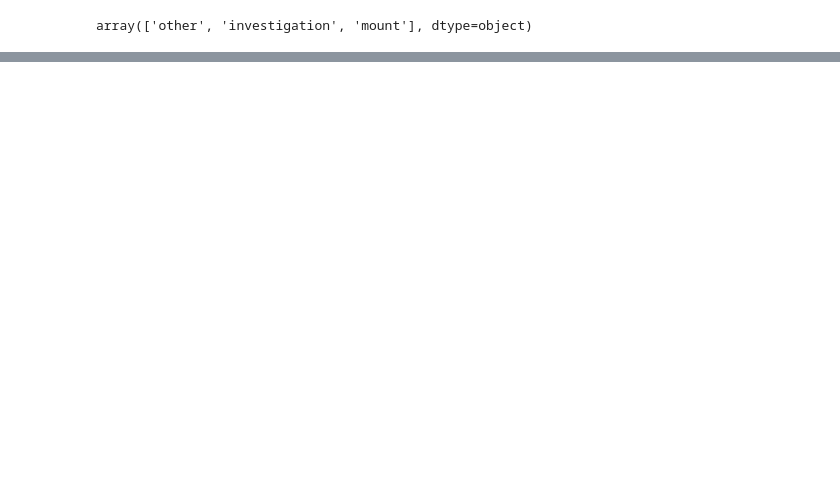
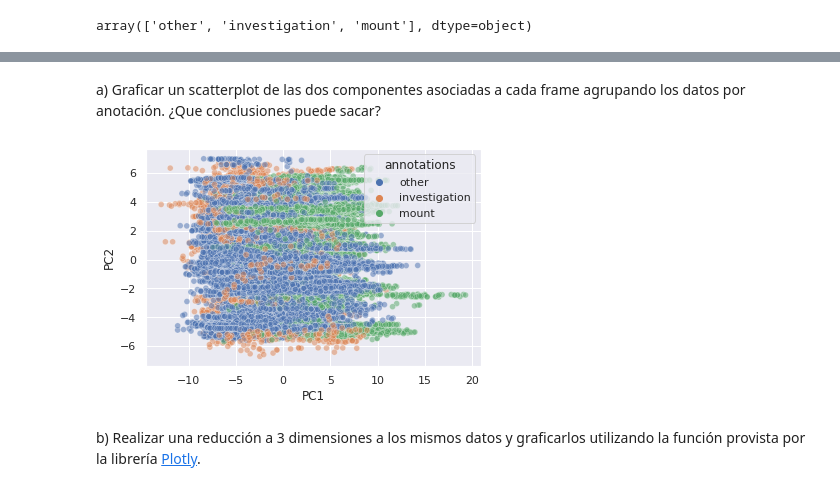
Before and after one commit to gastonbujia/curso-visualizacion-datos-SAN-2022, a Jupyter notebook: notebooks/SAN_dia_2/solucion/sol_notebook_comportamiento_social_calms21.ipynb, the cells around one changed output, grey strips where cells are left out. Drawn from its saved outputs; the diff is of its cells as text; code cells hidden in the pictures; blank space fills up the shorter version.

```diff
--- a/notebooks/SAN_dia_2/solucion/sol_notebook_comportamiento_social_calms21.ipynb
+++ b/notebooks/SAN_dia_2/solucion/sol_notebook_comportamiento_social_calms21.ipynb
@@ -823,0 +352,16 @@ def normalize_data(orig_pose_dictionary, rotate=False):
+# %%
+# Veamos que pasa cuando observamos las features de los frames si nos permiten separar los comportamientos
+# Para eso creamos esta función auxiliar que nos devuelve un dataframe con las 60 features mas las anotaciones
+def load_annotator_features(feat_dict, annotator):
+
+    dict_aux = feat_dict[annotator]
+    annot_keys = {0:'attack',1: 'investigation',2: 'mount',3:'other'}
+
+    df = pd.DataFrame(dict_aux['features'] , dtype=float)
+    df['annotations'] = dict_aux['annotations']
+    df['annotations'] = df['annotations'].map(annot_keys)
+
+    return df
+
+df_features = load_annotator_features(training_features, 'task1/train/mouse001_task1_annotator1')
+df_features.head()
@@ -823,0 +376,4 @@ def normalize_data(orig_pose_dictionary, rotate=False):
+# %%
+# COMPLETAR: seleccionar las columnas correspondientes a los features y guardarla en una variable X como numpy array
+X = df_features.iloc[:,:60].values
+print(X.shape)
@@ -823,0 +414,9 @@ def normalize_data(orig_pose_dictionary, rotate=False):
+# %% [markdown]
+a) Graficar un scatterplot de las dos componentes asociadas a cada frame agrupando los datos por anotación. ¿Que conclusiones puede sacar?
+# %%
+# COMPLETAR
+sns.scatterplot( x="PC1", y="PC2", data=principal_df, hue='annotations', legend=True, alpha=0.5);
+# %% [output]
+[figure, added]
+# %% [markdown]
+b) Realizar una reducción a 3 dimensiones a los mismos datos y graficarlos utilizando la función provista por la librería [Plotly](https://plotly.com/python/).
```
Also changed, not shown: parts of 74 cells of this notebook.
